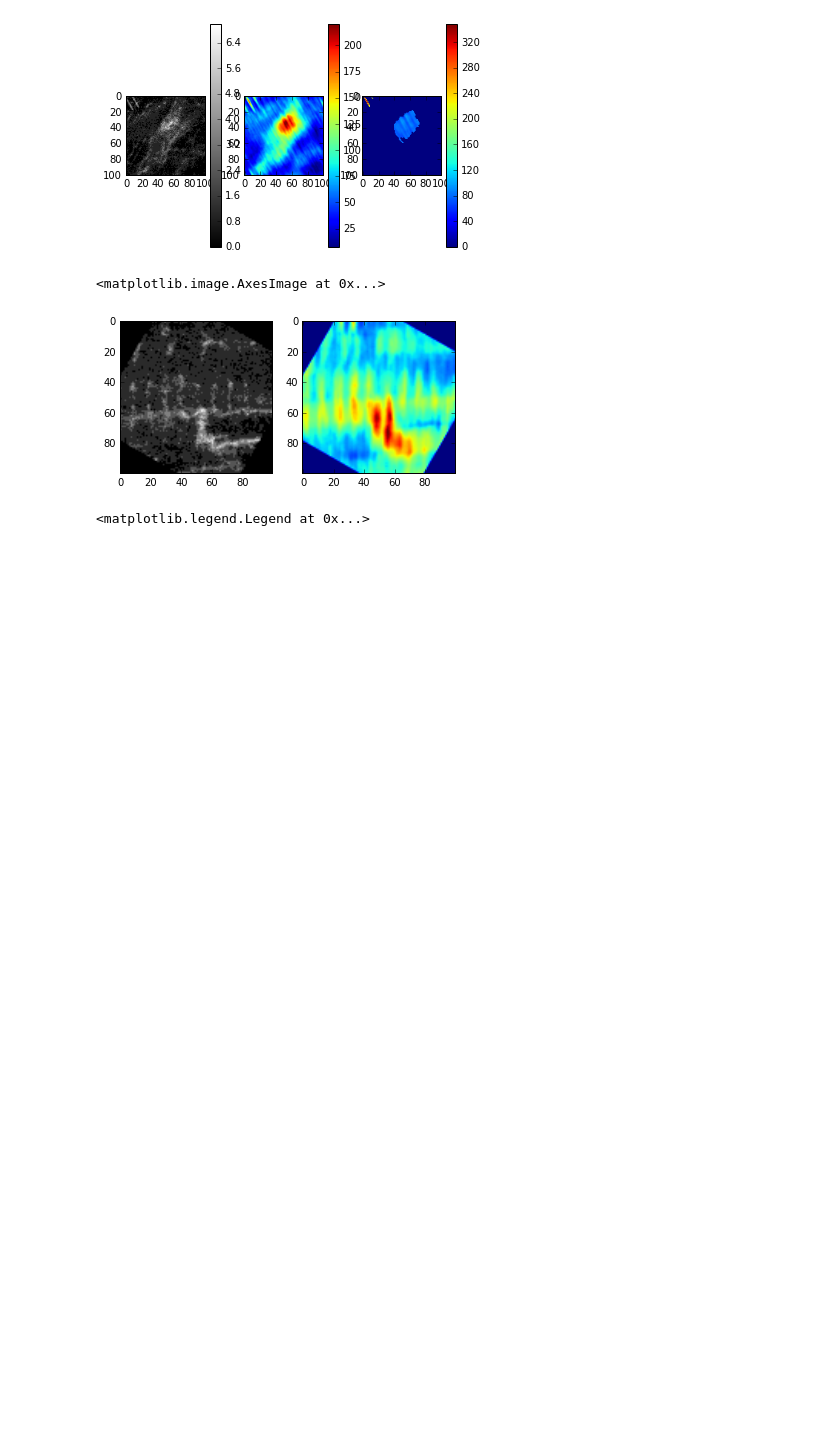
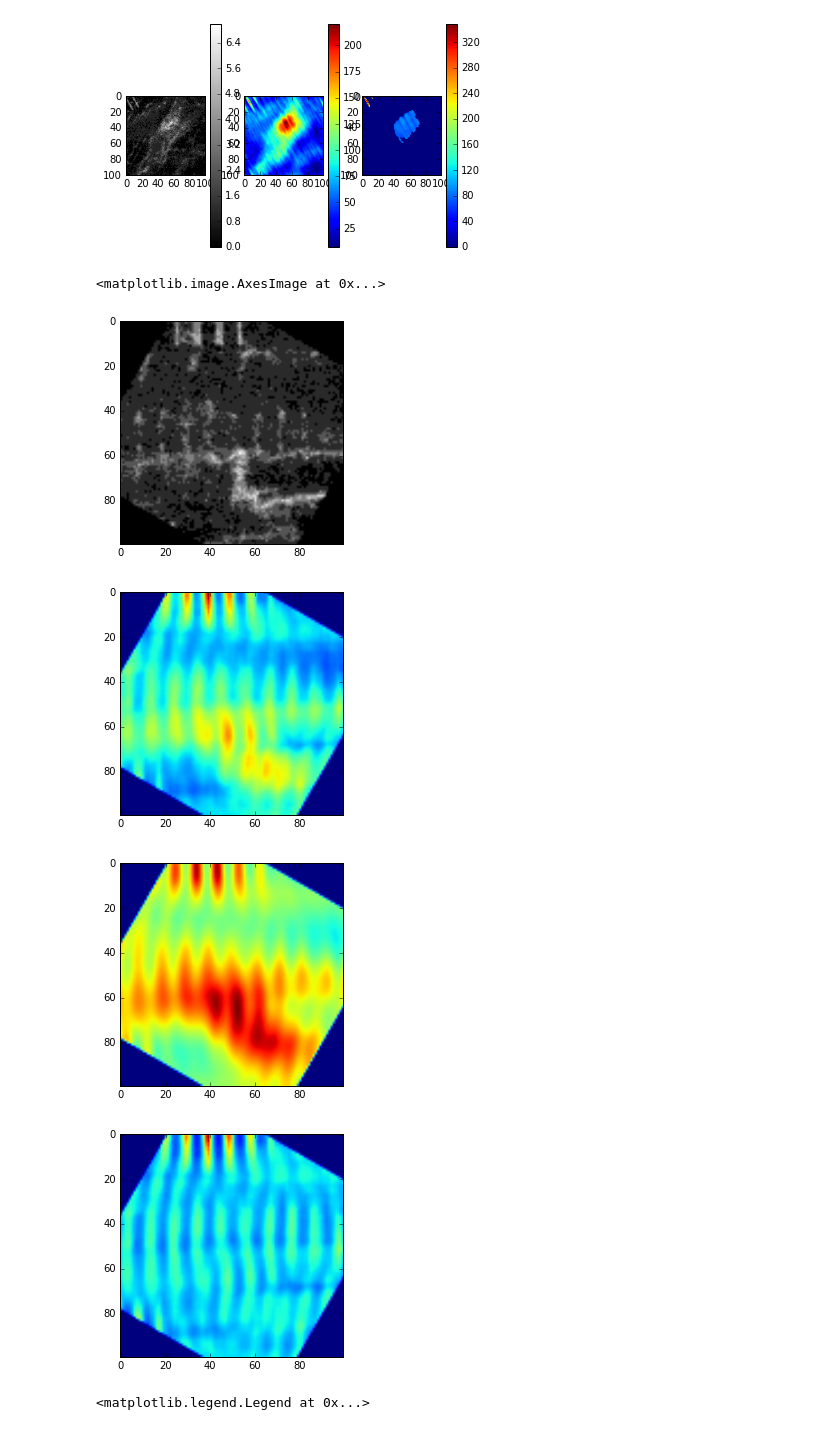
Before and after one commit to huskeypm/gpu_detect, a Jupyter notebook: tissuetests.ipynb, the cells around one changed output. Cells and saved outputs as stored; diff of their text form; code cells hidden in the pictures; blank space fills up the shorter version.

```diff
--- a/tissuetests.ipynb
+++ b/tissuetests.ipynb
@@ -28,0 +63,6 @@ print dim
+# %%
+case=empty()
+# want 200x200 uM subsection in WT region
+case.loc_um = [2100,3200] # need to define from upper-left corner of ROI in fiji
+case.extent_um = [20,20]
+cases['hflike'] = case
@@ -111,7 +184,7 @@ This is a hack for now
 Further down in the notebook I determined that the 'correct' signal generates corr. responses that are about 4px wide, while 4px to either side of that response should be 'side lobes'
 # %%
 # test with embedded signal
-vert = int(3.5 * px_per_um[0])
+vert = int(3.5 * params.px_per_um[0])
 sigW = 4  # px
 lobeW = 4 # px
 lobemf = np.ones([vert,lobeW + sigW + lobeW])
@@ -143,3 +207,3 @@ def embed(img,mf):
 # %%
-singleMyoEmb = embed(singleMyo,mfr)
+singleMyoEmb = util.embedSignal(cases['singleMyo'].subregion,mfr)
 # %% [output]
@@ -187,3 +273,3 @@ def docalc(img,mf,lobemf=None,corrThresh=0.,name="corr.png"):
 # %%
-corr,snr=docalc(singleMyoEmb,mfr)
+results = docalc(singleMyoEmb,mfr,lobemf=lobemfr)#,corrThresh=120.)
 # %% [output]
@@ -197,14 +297,27 @@ corrMI,snrMI = docalc(singleMyoMIEmb,mfr,lobemf=lobemfr,corrThresh=120.)
 # %% [output]
 [figure]
 # %%
-subplot(1,2,1)
-imshow(imutils.rotate(singleMyo,-rot),cmap='gray')
-subplot(1,2,2)
-corrrot = imutils.rotate(corr,-rot)
+#subplot(1,2,1)
+imshow(imutils.rotate(results.img,-rot),cmap='gray')
+
+#subplot(1,2,2)
+plt.figure()
+corrrot = imutils.rotate(results.corr,-rot)
 imshow( corrrot )
+
+plt.figure()
+corrrot = imutils.rotate(results.corrlobe,-rot)
+imshow( corrrot )
+
+plt.figure()
+corrrot = imutils.rotate(results.snr,-rot)
+imshow( corrrot )
 # %% [output]
 <matplotlib.image.AxesImage at 0x...>
-[figure, old version]
+[figure, new version]
+[figure, added]
+[figure, added]
+[figure, added]
 # %%
 plt.plot(corrrot[50,:],label='tt')
 plt.plot(corrrot[60,:],label='false')
```
Also changed, not shown: parts of 55 cells of this notebook, 3 other files.
